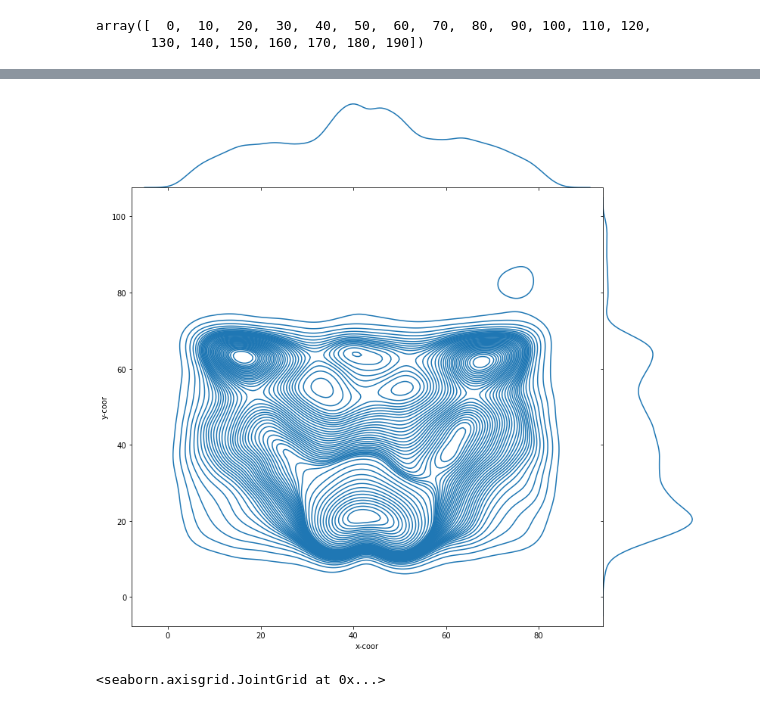
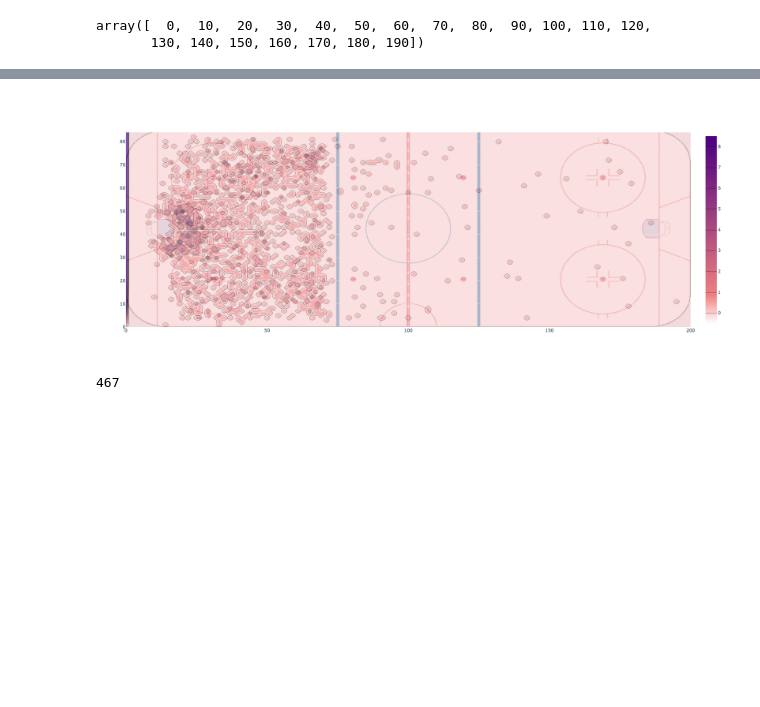
Before and after one commit to IreneZhou0129/IFT6758_m1, a Jupyter notebook: ift6758/data/q6.ipynb, the cells around one changed output, grey strips where cells are left out. Saved outputs shown, nothing was run; the diff lists cells and outputs as text; code cells hidden in the pictures; blank space fills up the shorter version.

```diff
--- a/ift6758/data/q6.ipynb
+++ b/ift6758/data/q6.ipynb
@@ -779,12 +734,57 @@ Name: x-coor, Length: 78261, dtype: object
-# %%
-joint_shot_chart = sns.jointplot(coordinates_df['x-coor'], coordinates_df['y-coor'],
-                                 kind='kde', space=0,
-                                n_levels=50)
-
-joint_shot_chart.fig.set_size_inches(12,11)
-# %% [output]
-[figure, removed]
-# %%
-joint_shot_chart
-# %% [output]
-<seaborn.axisgrid.JointGrid at 0x...>
+# %%
+from PIL import Image
+
+img=Image.open('../../figures/nhl_rink.png')
+colorscale = [[0, 'white'], [0.15, 'lightcoral'], [1, 'indigo']]
+# align background image to heatmap
+img_width = img.size[0] #1100
+img_height = img.size[1] #467
+scale_factor = 5.5 # as 1100/200=5.5
+
+# fig2 = go.Figure()
+# fig2.add_trace(
+#     go.Scatter(x=[0, 0.5, 1, 2, 2.2], y=[1.23, 2.5, 0.42, 3, 1])
+# )
+
+fig2 = go.Figure(data =
+    go.Contour(
+        z=team_df,
+        contours=dict(
+            start=0,
+            end=8,
+            size=1,
+        ),
+        contours_coloring='heatmap',
+        colorscale=colorscale,
+        line_smoothing=1,
+        connectgaps=True,
+        opacity=0.8
+    ))
+
+fig2.add_layout_image(
+    dict(
+        source=img,
+        xref="x",
+        yref="y",
+        x=0,
+        y=85,
+        sizex=img_width/scale_factor,
+        sizey=img_height/scale_factor,
+        sizing="stretch",
+        opacity=0.9,
+        layer="below"
+    )
+)
+
+fig2.update_layout(
+    autosize=False,
+    width=img_width*1.5,
+    height=img_height*1.5)
+# fig2.update_layout(template="plotly_white")
+fig2.show()
+# %% [output]
+[figure, added]
+# %%
+img_height
+# %% [output]
+467
```
Also changed, not shown: parts of 7 cells of this notebook, 1 other file.
